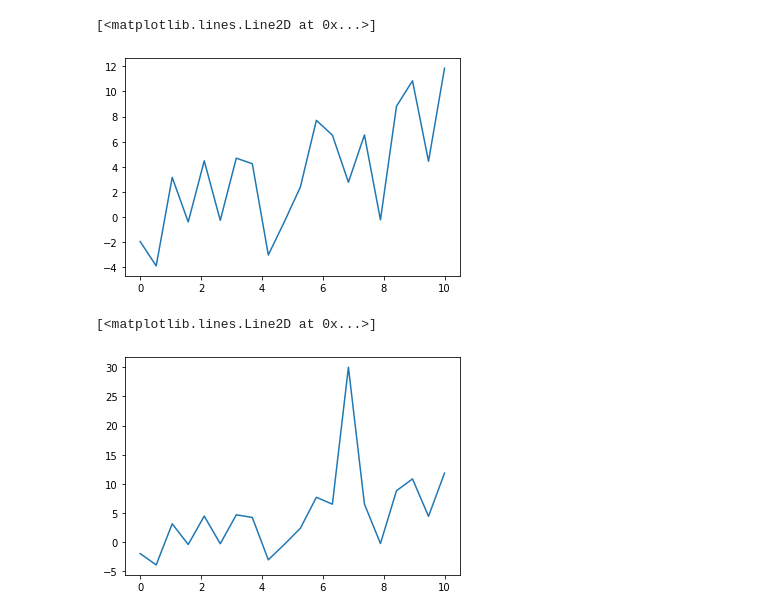
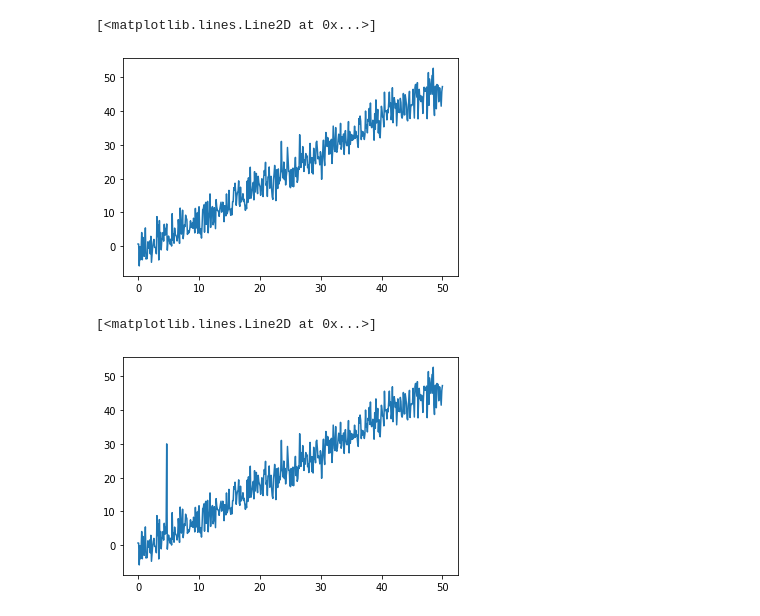
Before and after one commit to OriolAbril/arviz, a Jupyter notebook: refitting_emcee.ipynb, the cells around one changed output. Drawn from its saved outputs; the diff is of its cells as text; code cells hidden in the pictures.

```diff
--- a/refitting_emcee.ipynb
+++ b/refitting_emcee.ipynb
@@ -7,20 +8,20 @@ import xarray as xr
 
 logsumexp = az.stats.stats_utils.logsumexp
 # %%
-xdata = np.linspace(0,10,20)
-b1, b0, sigma = 1, -2, 3
+xdata = np.linspace(0,50,500)
+b0, b1, sigma = -2, 1, 3
 ydata = np.random.normal(loc=b1*xdata + b0, scale=sigma)
 # %%
 plt.plot(xdata, ydata)
 # %% [output]
 [<matplotlib.lines.Line2D at 0x...>]
-[figure, old version]
+[figure, new version]
 # %%
-ydata[13] = 30
+ydata[47] = 30
 plt.plot(xdata, ydata)
 # %% [output]
 [<matplotlib.lines.Line2D at 0x...>]
-[figure, old version]
+[figure, new version]
 # %%
 def log_prior(theta):
     s_e = theta[-1]
```
Also changed, not shown: parts of 13 cells of this notebook.
